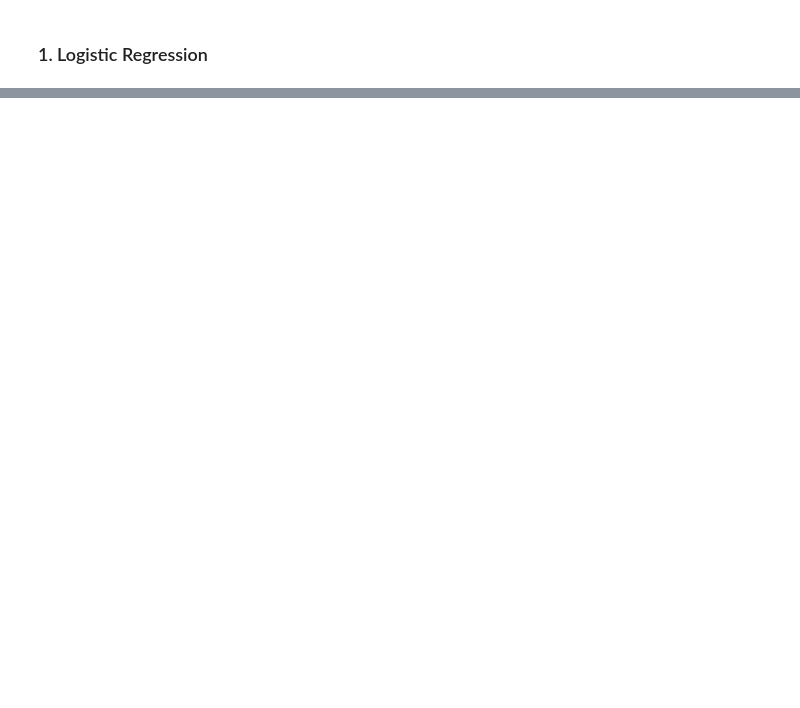
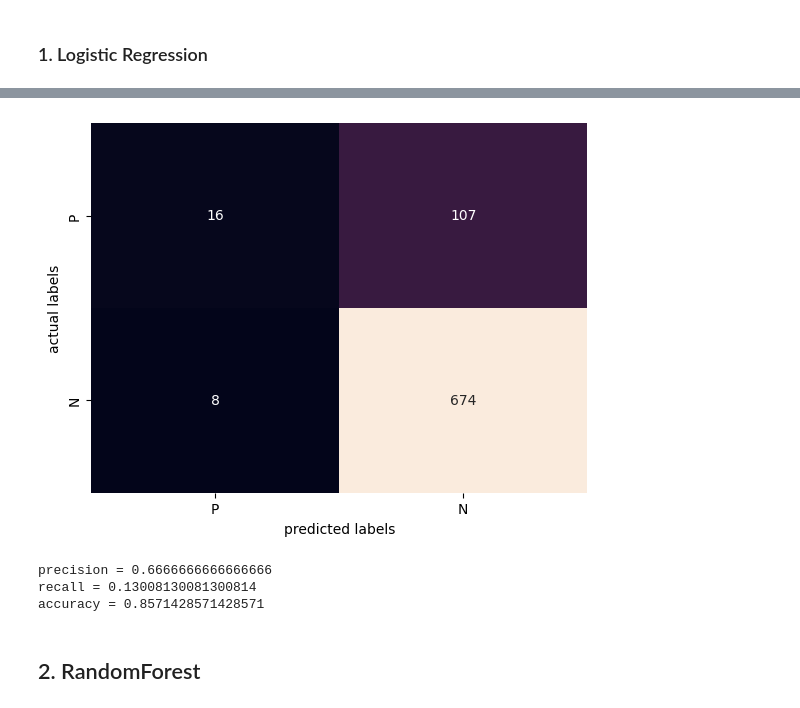
Before and after one commit to Lamantin12/data_science_projects, a Jupyter notebook: breast_cancer/breast_cancer_analysis.ipynb, the cells around one changed output, grey strips where cells are left out. Cells and saved outputs as stored; diff of their text form; code cells hidden in the pictures; blank space fills up the shorter version.

```diff
--- a/breast_cancer/breast_cancer_analysis.ipynb
+++ b/breast_cancer/breast_cancer_analysis.ipynb
@@ -473,0 +620,22 @@ param_grid = {
+# %%
+tn, fp, fn, tp = confusion_matrix(y_test, results).ravel()
+# %%
+ax = sns.heatmap([[tp, fn], [fp, tn]],
+                 annot=True, fmt='g',
+                 cbar=False,
+                 xticklabels=['P', 'N'],
+                 yticklabels=['P', 'N']
+                )
+ax.set_xlabel("predicted labels")
+ax.set_ylabel("actual labels")
+plt.show()
+print(f'precision = {precision_score(y_test, results)}')
+print(f'recall = {recall_score(y_test, results)}')
+print(f'accuracy = {accuracy_score(y_test, results)}')
+# %% [output]
+[figure, added]
+precision = 0.6666666666666666
+recall = 0.13008130081300814
+accuracy = 0.8571428571428571
+# %% [markdown]
+## 2. RandomForest
```
Also changed, not shown: parts of 24 cells of this notebook.
